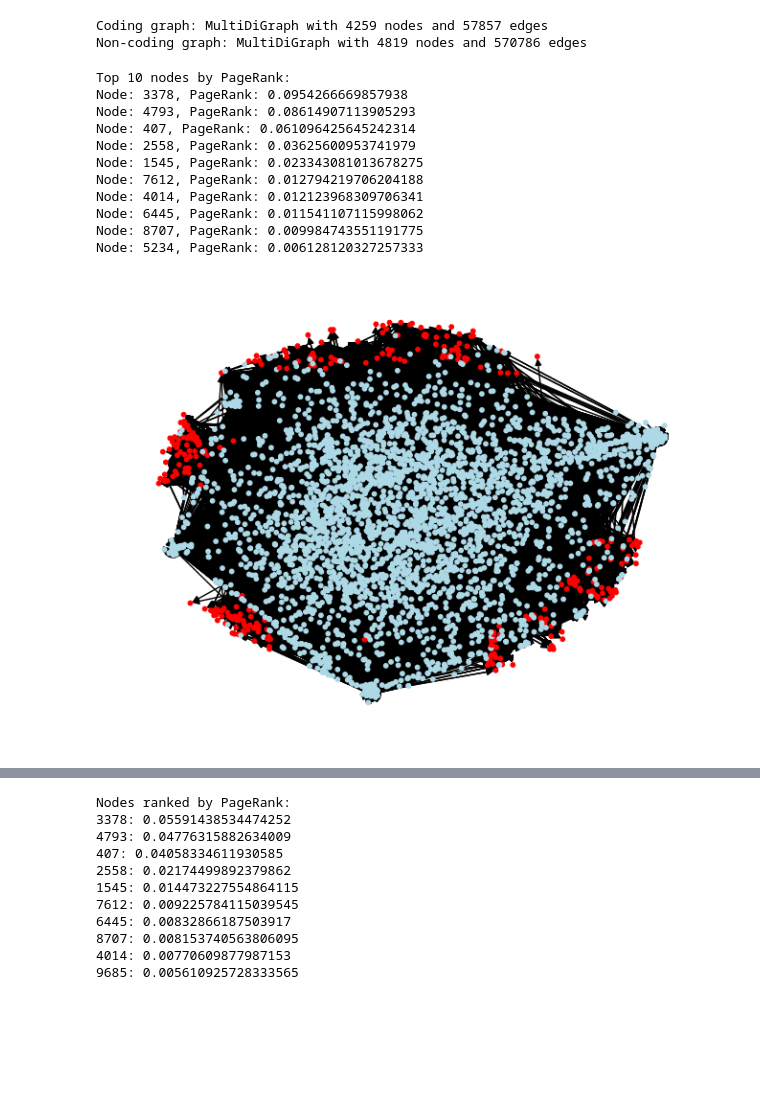
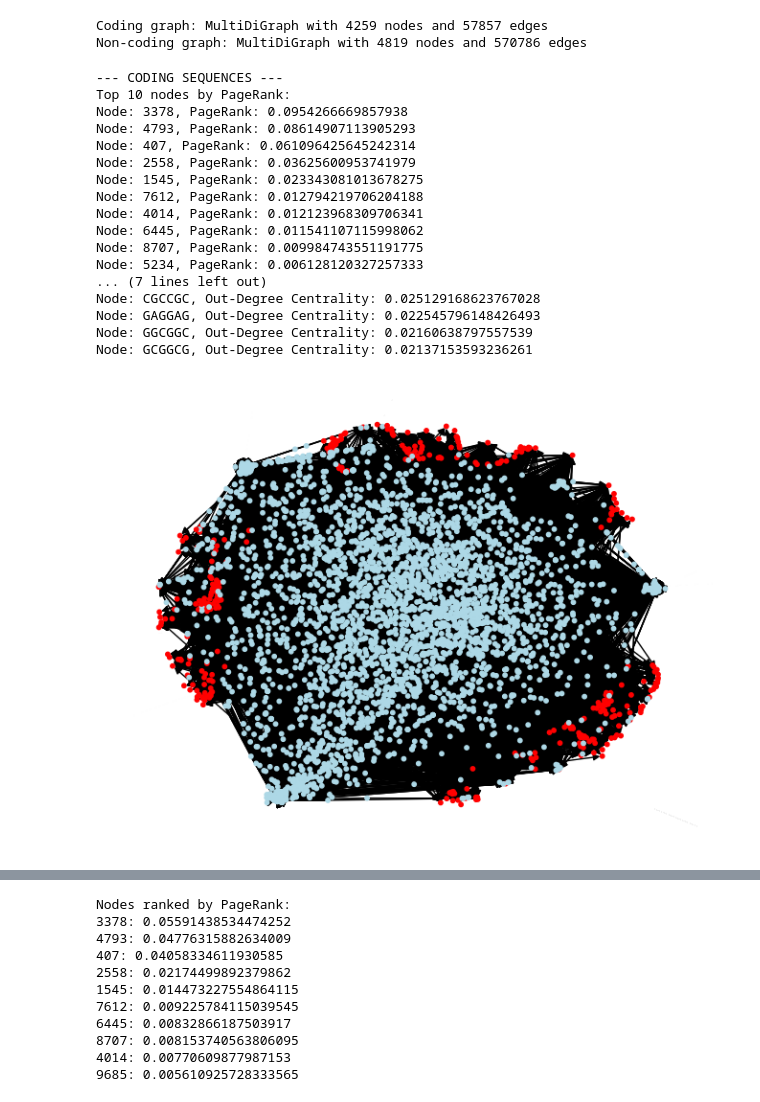
Before and after one commit to ek775/Hidden-State-Genomics, a Jupyter notebook: knowledge_graph_analysis.ipynb, the cells around one changed output, grey strips where cells are left out. Drawn from its saved outputs; the diff is of its cells as text; code cells hidden in the pictures; blank space fills up the shorter version.

```diff
--- a/knowledge_graph_analysis.ipynb
+++ b/knowledge_graph_analysis.ipynb
@@ -102,26 +102,40 @@ Non-coding graph: MultiDiGraph with 4819 nodes and 570786 edges
 # %%
 def node_color(x):
     return "lightblue" if type(x) == str else "red"
+
+
+print("--- CODING SEQUENCES ---")
 
 pagerank = nx.pagerank(G_coding)
 sorted_pr = sorted(pagerank.items(), key=lambda item: item[1], reverse=True)
 print("Top 10 nodes by PageRank:")
 for node, pr in sorted_pr[:10]:
     print(f"Node: {node}, PageRank: {pr}")
 
+degree_centrality = nx.out_degree_centrality(G_coding)
+sorted_degree = sorted(degree_centrality.items(), key=lambda x: x[1], reverse=True)
+print("Top 10 nodes by Out-Degree Centrality:")
+for node, dc in sorted_degree[:10]:
+    print(f"Node: {node}, Out-Degree Centrality: {dc}")
 
 nx.draw(G_coding, pos=nx.forceatlas2_layout(G_coding), with_labels=False, node_size=10, font_size=4, node_color=[node_color(n) for n in G_coding.nodes()])
 # %% [output]
+--- CODING SEQUENCES ---
 Top 10 nodes by PageRank:
 Node: 3378, PageRank: 0.0954266669857938
 Node: 4793, PageRank: 0.08614907113905293
 Node: 407, PageRank: 0.061096425645242314
 Node: 2558, PageRank: 0.03625600953741979
 Node: 1545, PageRank: 0.023343081013678275
 Node: 7612, PageRank: 0.012794219706204188
 Node: 4014, PageRank: 0.012123968309706341
 Node: 6445, PageRank: 0.011541107115998062
 Node: 8707, PageRank: 0.009984743551191775
 Node: 5234, PageRank: 0.006128120327257333
+... (7 lines left out)
+Node: CGCCGC, Out-Degree Centrality: 0.025129168623767028
+Node: GAGGAG, Out-Degree Centrality: 0.022545796148426493
+Node: GGCGGC, Out-Degree Centrality: 0.02160638797557539
+Node: GCGGCG, Out-Degree Centrality: 0.02137153593236261
-[figure, old version]
+[figure, new version]
 # %%
```
Also changed, not shown: parts of 10 cells of this notebook, 6 other files.
